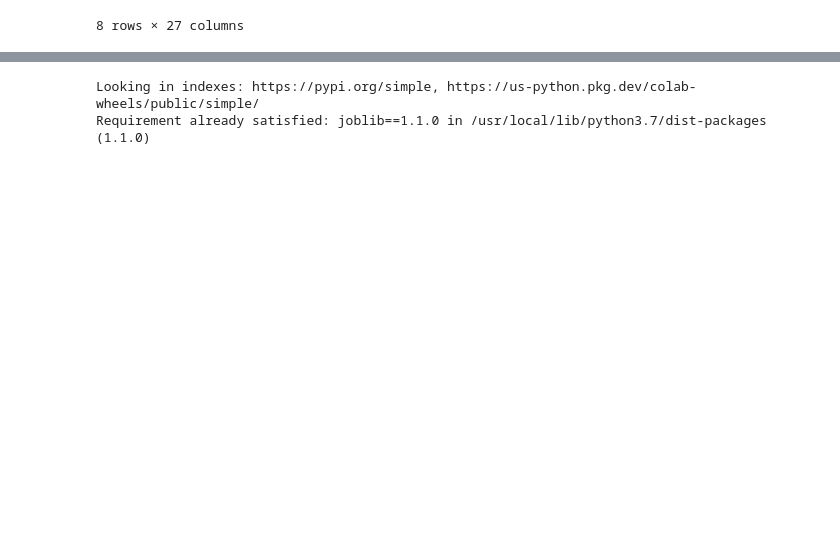
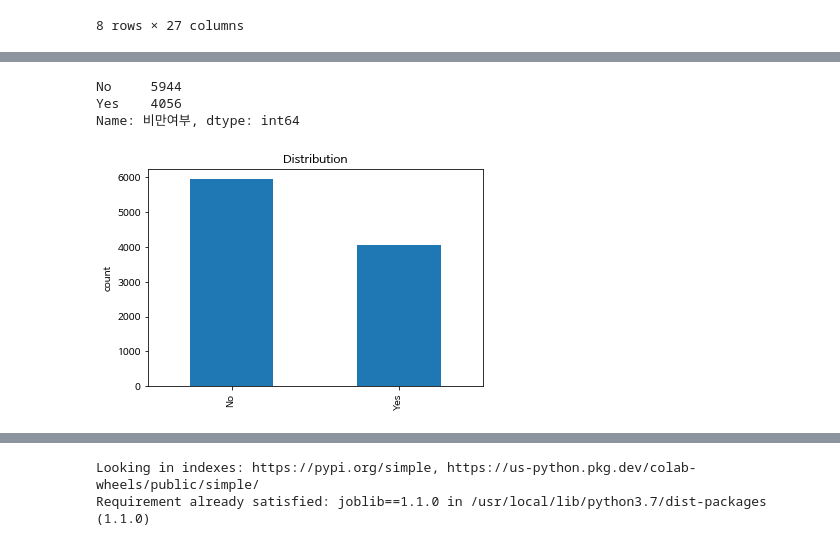
Before and after one commit to unanida/IT-BI2022, a Jupyter notebook: ITB_개인과제2_kyn.ipynb, the cells around one changed output, grey strips where cells are left out. Saved outputs shown, nothing was run; the diff lists cells and outputs as text; code cells hidden in the pictures; blank space fills up the shorter version.

```diff
--- a/ITB_개인과제2_kyn.ipynb
+++ b/ITB_개인과제2_kyn.ipynb
@@ -24,10 +6,0 @@ display(df)
-# %%
-#is_M = df['MF'] == 'M'
-import matplotlib as mpl               # 기본 설정
-import matplotlib.pyplot as plt        # 그래프 관련
-import matplotlib.font_manager as fm
-x = df.groupby('MF').count()
-print(x)
-#plt.figure(figsize(5,5))
-plt.pie(x,labels=['F','M'],autopct='%.1f%%')
-plt.show()
@@ -258,0 +174,4 @@ Name: 흡연상태, dtype: int64
+# %%
+#파생변수 생성
+health['BMI'] = round(health['체중(5Kg 단위)']/(health['신장(5Cm단위)']/100)**2, 1)
+health.head()
@@ -258,0 +186,3 @@ Name: 흡연상태, dtype: int64
+# %%
+health['비만여부'] = health['BMI'].apply(lambda x : 'Yes' if x >= 25 else 'No' )
+health.head()
@@ -258,0 +197,12 @@ Name: 흡연상태, dtype: int64
+# %%
+print(health['비만여부'].value_counts())
+
+health['비만여부'].value_counts().plot.bar()
+plt.ylabel('count')
+plt.title('Distribution')
+plt.show()
+# %% [output]
+No     5944
+Yes    4056
+Name: 비만여부, dtype: int64
+[figure, added]
```
Also changed, not shown: parts of 67 cells of this notebook.
